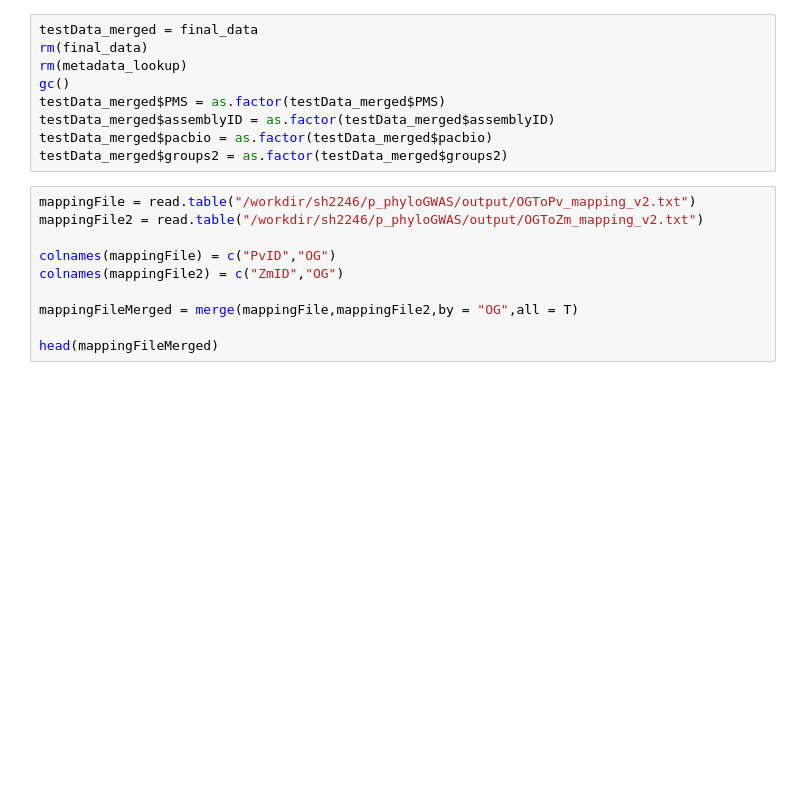
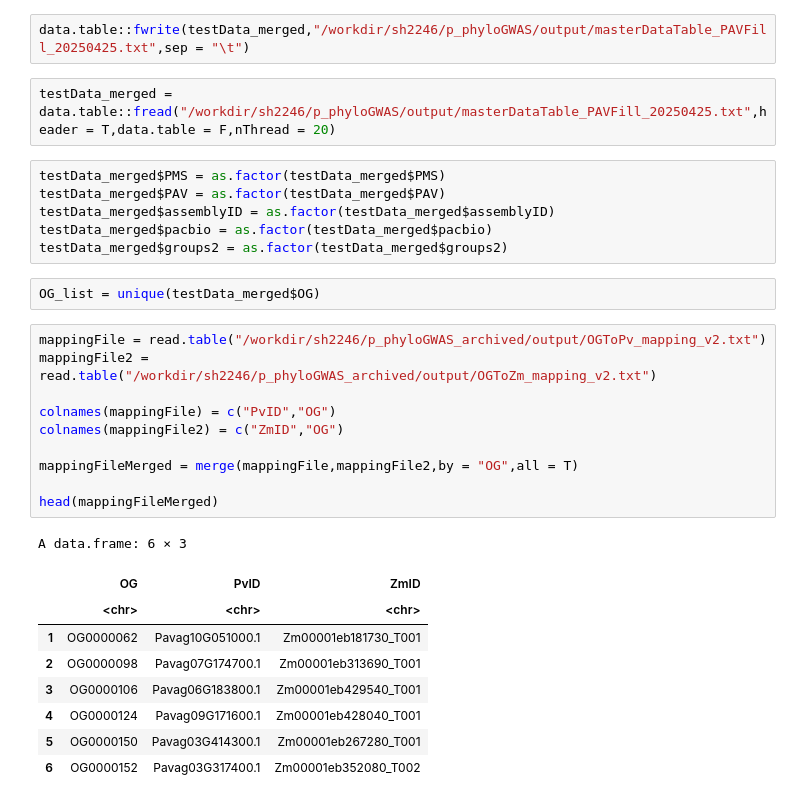
Before and after one commit to maize-genetics/p_phyloGWAS, a Jupyter notebook: notebook/08_linearModeling/08B_perOGModeling.ipynb, the cells around one changed output. Saved outputs shown, nothing was run; the diff lists cells and outputs as text; blank space fills up the shorter version.

```diff
--- a/notebook/08_linearModeling/08B_perOGModeling.ipynb
+++ b/notebook/08_linearModeling/08B_perOGModeling.ipynb
@@ -178,21 +285,34 @@ ERROR: Error in (function (classes, fdef, mtable) : unable to find an inherited
+# %%
+data.table::fwrite(testData_merged,"/workdir/sh2246/p_phyloGWAS/output/masterDataTable_PAVFill_20250425.txt",sep = "\t")
+# %%
+testData_merged = data.table::fread("/workdir/sh2246/p_phyloGWAS/output/masterDataTable_PAVFill_20250425.txt",header = T,data.table = F,nThread = 20)
 # %%
-testData_merged = final_data
-rm(final_data)
-rm(metadata_lookup)
-gc()
 testData_merged$PMS = as.factor(testData_merged$PMS)
+testData_merged$PAV = as.factor(testData_merged$PAV)
 testData_merged$assemblyID = as.factor(testData_merged$assemblyID)
 testData_merged$pacbio = as.factor(testData_merged$pacbio)
 testData_merged$groups2 = as.factor(testData_merged$groups2)
+# %%
+OG_list = unique(testData_merged$OG)
 # %%
-mappingFile = read.table("/workdir/sh2246/p_phyloGWAS/output/OGToPv_mapping_v2.txt")
-mappingFile2 = read.table("/workdir/sh2246/p_phyloGWAS/output/OGToZm_mapping_v2.txt")
+mappingFile = read.table("/workdir/sh2246/p_phyloGWAS_archived/output/OGToPv_mapping_v2.txt")
+mappingFile2 = read.table("/workdir/sh2246/p_phyloGWAS_archived/output/OGToZm_mapping_v2.txt")
 
 colnames(mappingFile) = c("PvID","OG")
 colnames(mappingFile2) = c("ZmID","OG")
 
 mappingFileMerged = merge(mappingFile,mappingFile2,by = "OG",all = T)
 
 head(mappingFileMerged)
+# %% [output]
+A data.frame: 6 × 3
+|  | OG | PvID | ZmID |
+|  | <chr> | <chr> | <chr> |
+| 1 | OG0000062 | Pavag10G051000.1 | Zm00001eb181730_T001 |
+| 2 | OG0000098 | Pavag07G174700.1 | Zm00001eb313690_T001 |
+| 3 | OG0000106 | Pavag06G183800.1 | Zm00001eb429540_T001 |
+| 4 | OG0000124 | Pavag09G171600.1 | Zm00001eb428040_T001 |
+| 5 | OG0000150 | Pavag03G414300.1 | Zm00001eb267280_T001 |
+| 6 | OG0000152 | Pavag03G317400.1 | Zm00001eb352080_T002 |
 # %%
 asreml.options(maxit = 30,verbose = F)
```
Also changed, not shown: parts of 14 cells of this notebook.
